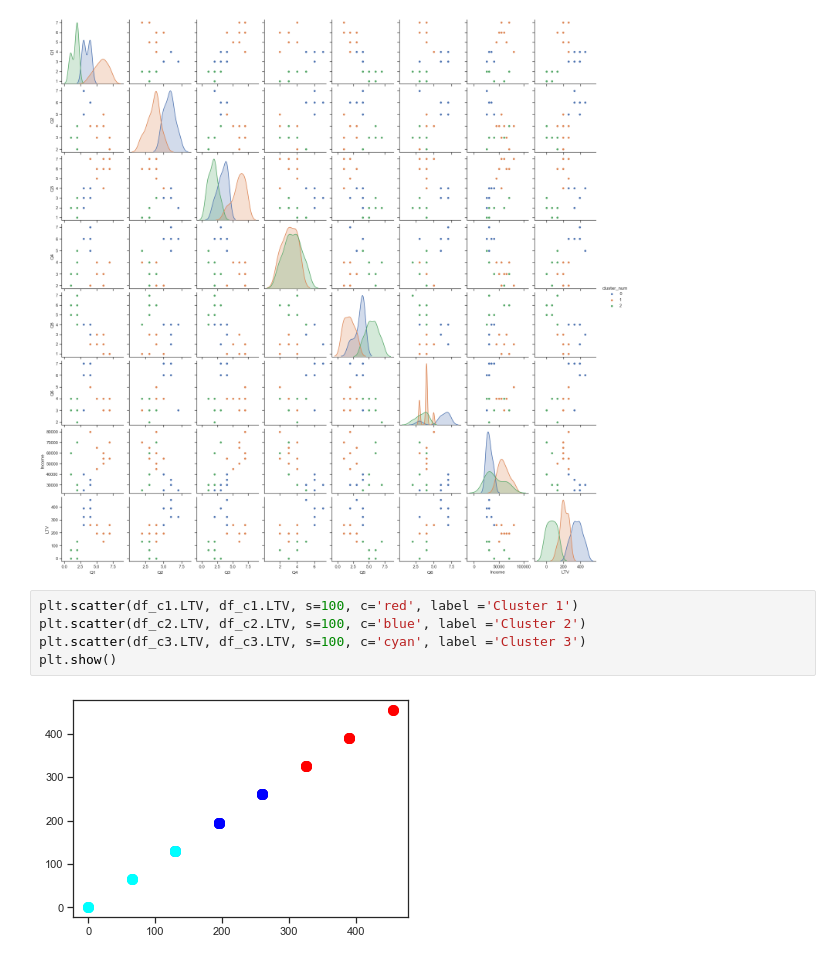
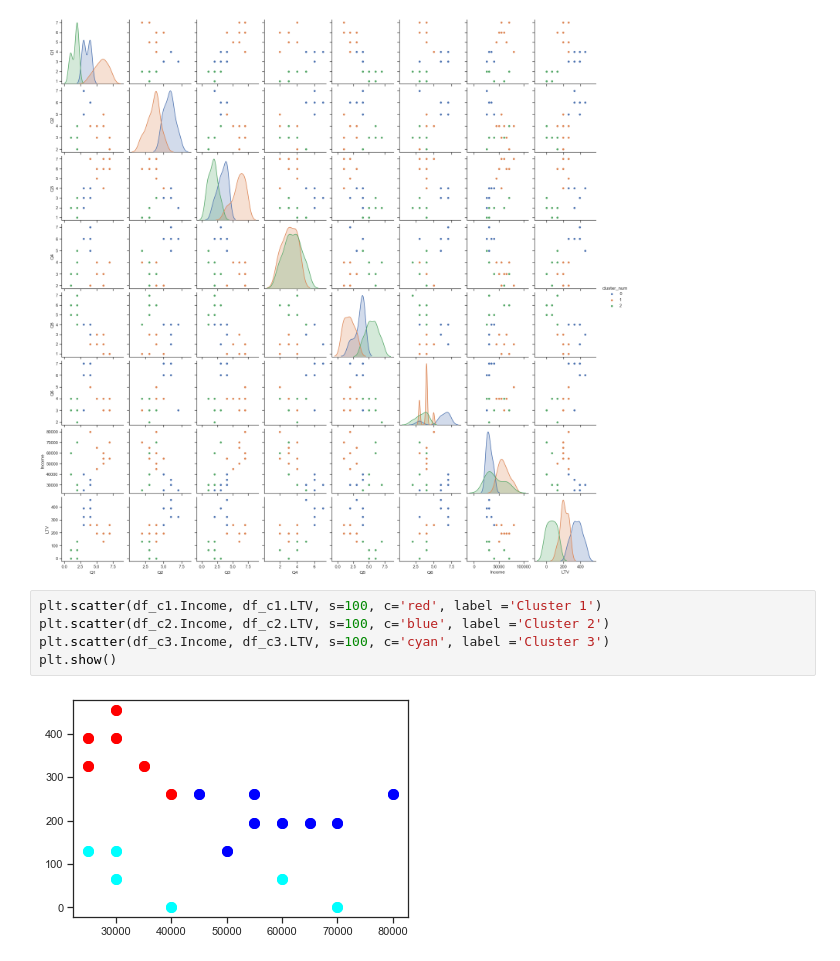
Before and after one commit to ajbattan/marketing_analytics, a Jupyter notebook: Survey_Cluster_Analysis.ipynb, the cells around one changed output. Cells and saved outputs as stored; diff of their text form.

```diff
--- a/Survey_Cluster_Analysis.ipynb
+++ b/Survey_Cluster_Analysis.ipynb
@@ -184,9 +184,9 @@ sns.pairplot(df_plot, hue = 'cluster_num')
 <seaborn.axisgrid.PairGrid at 0x...>
 [figure]
 # %%
-plt.scatter(df_c1.LTV, df_c1.LTV, s=100, c='red', label ='Cluster 1')
-plt.scatter(df_c2.LTV, df_c2.LTV, s=100, c='blue', label ='Cluster 2')
-plt.scatter(df_c3.LTV, df_c3.LTV, s=100, c='cyan', label ='Cluster 3')
+plt.scatter(df_c1.Income, df_c1.LTV, s=100, c='red', label ='Cluster 1')
+plt.scatter(df_c2.Income, df_c2.LTV, s=100, c='blue', label ='Cluster 2')
+plt.scatter(df_c3.Income, df_c3.LTV, s=100, c='cyan', label ='Cluster 3')
 plt.show()
 # %% [output]
-[figure, old version]
+[figure, new version]
```
